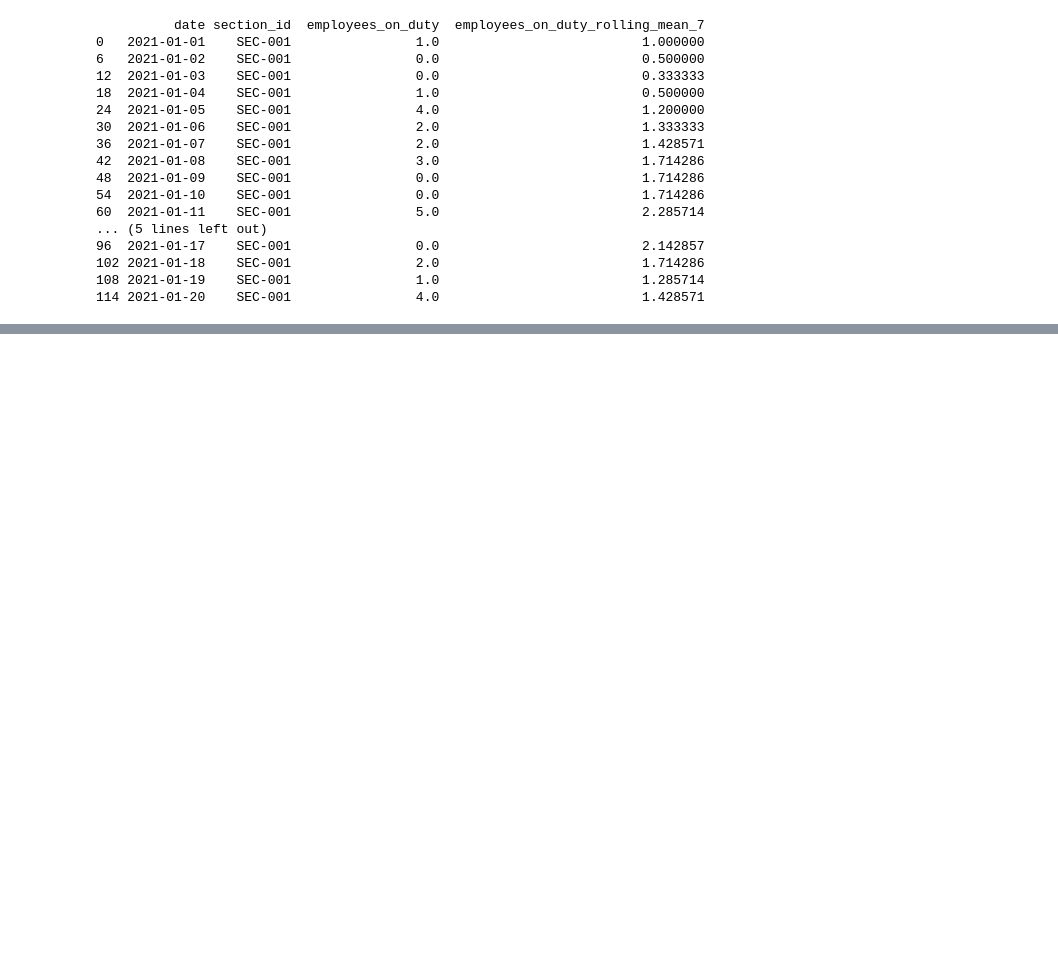
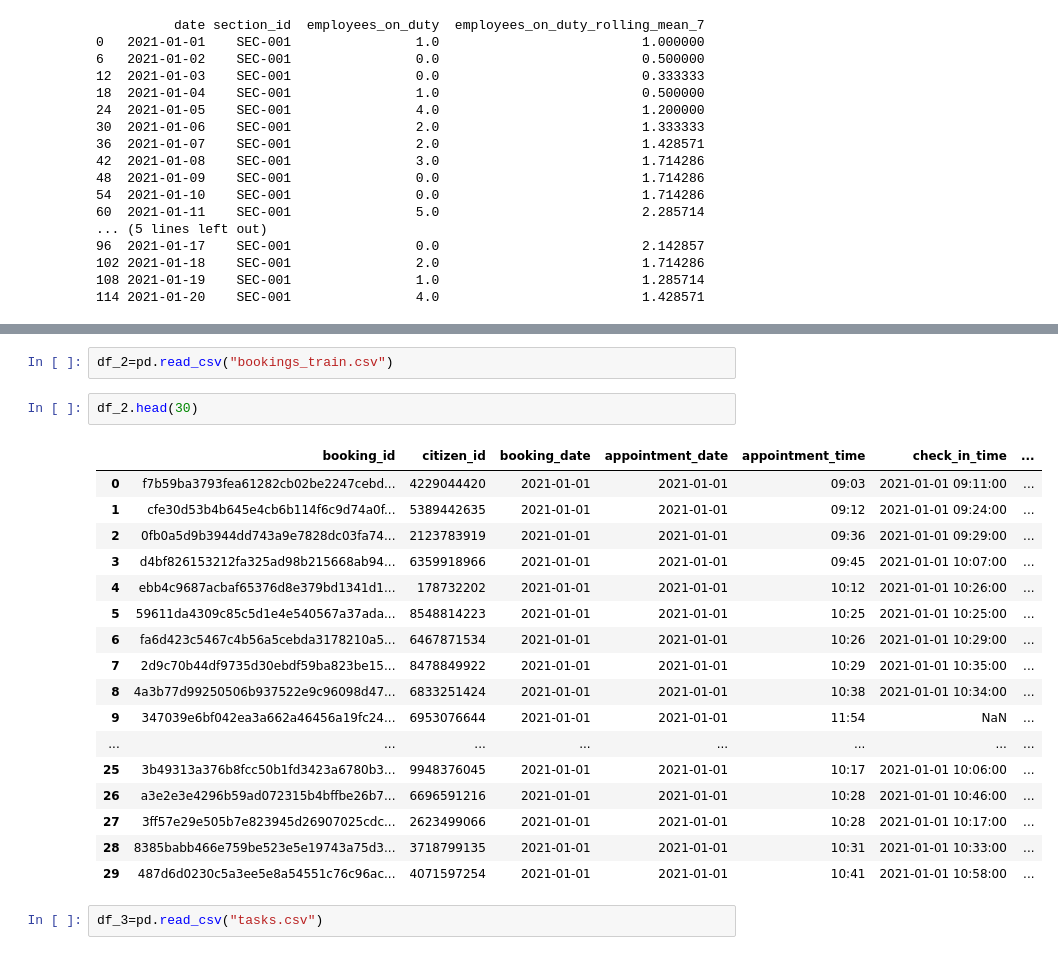
Before and after one commit to didulanthaisuru/rootcode_datathon_notebooks, a Jupyter notebook: set1_feature_eng.ipynb, the cells around one changed output, grey strips where cells are left out. Saved outputs shown, nothing was run; the diff lists cells and outputs as text; blank space fills up the shorter version.

```diff
--- a/data_visualization.ipynb
+++ b/set1_feature_eng.ipynb
@@ -1192,0 +1296,24 @@ print(df[['date', 'section_id', 'employees_on_duty', 'employees_on_duty_rolling_
+# %%
+df_2=pd.read_csv("bookings_train.csv")
+# %%
+df_2.head(30)
+# %% [output]
+|  | booking_id | citizen_id | booking_date | appointment_date | appointment_time | check_in_time | ... |
+| 0 | f7b59ba3793fea61282cb02be2247cebd... | 4229044420 | 2021-01-01 | 2021-01-01 | 09:03 | 2021-01-01 09:11:00 | ... |
+| 1 | cfe30d53b4b645e4cb6b114f6c9d74a0f... | 5389442635 | 2021-01-01 | 2021-01-01 | 09:12 | 2021-01-01 09:24:00 | ... |
+| 2 | 0fb0a5d9b3944dd743a9e7828dc03fa74... | 2123783919 | 2021-01-01 | 2021-01-01 | 09:36 | 2021-01-01 09:29:00 | ... |
+| 3 | d4bf826153212fa325ad98b215668ab94... | 6359918966 | 2021-01-01 | 2021-01-01 | 09:45 | 2021-01-01 10:07:00 | ... |
+| 4 | ebb4c9687acbaf65376d8e379bd1341d1... | 178732202 | 2021-01-01 | 2021-01-01 | 10:12 | 2021-01-01 10:26:00 | ... |
+| 5 | 59611da4309c85c5d1e4e540567a37ada... | 8548814223 | 2021-01-01 | 2021-01-01 | 10:25 | 2021-01-01 10:25:00 | ... |
+| 6 | fa6d423c5467c4b56a5cebda3178210a5... | 6467871534 | 2021-01-01 | 2021-01-01 | 10:26 | 2021-01-01 10:29:00 | ... |
+| 7 | 2d9c70b44df9735d30ebdf59ba823be15... | 8478849922 | 2021-01-01 | 2021-01-01 | 10:29 | 2021-01-01 10:35:00 | ... |
+| 8 | 4a3b77d99250506b937522e9c96098d47... | 6833251424 | 2021-01-01 | 2021-01-01 | 10:38 | 2021-01-01 10:34:00 | ... |
+| 9 | 347039e6bf042ea3a662a46456a19fc24... | 6953076644 | 2021-01-01 | 2021-01-01 | 11:54 | NaN | ... |
+| ... | ... | ... | ... | ... | ... | ... | ... |
+| 25 | 3b49313a376b8fcc50b1fd3423a6780b3... | 9948376045 | 2021-01-01 | 2021-01-01 | 10:17 | 2021-01-01 10:06:00 | ... |
+| 26 | a3e2e3e4296b59ad072315b4bffbe26b7... | 6696591216 | 2021-01-01 | 2021-01-01 | 10:28 | 2021-01-01 10:46:00 | ... |
+| 27 | 3ff57e29e505b7e823945d26907025cdc... | 2623499066 | 2021-01-01 | 2021-01-01 | 10:28 | 2021-01-01 10:17:00 | ... |
+| 28 | 8385babb466e759be523e5e19743a75d3... | 3718799135 | 2021-01-01 | 2021-01-01 | 10:31 | 2021-01-01 10:33:00 | ... |
+| 29 | 487d6d0230c5a3ee5e8a54551c76c96ac... | 4071597254 | 2021-01-01 | 2021-01-01 | 10:41 | 2021-01-01 10:58:00 | ... |
+# %%
+df_3=pd.read_csv("tasks.csv")
```
Also changed, not shown: parts of 19 cells of this notebook, 1 other file.
